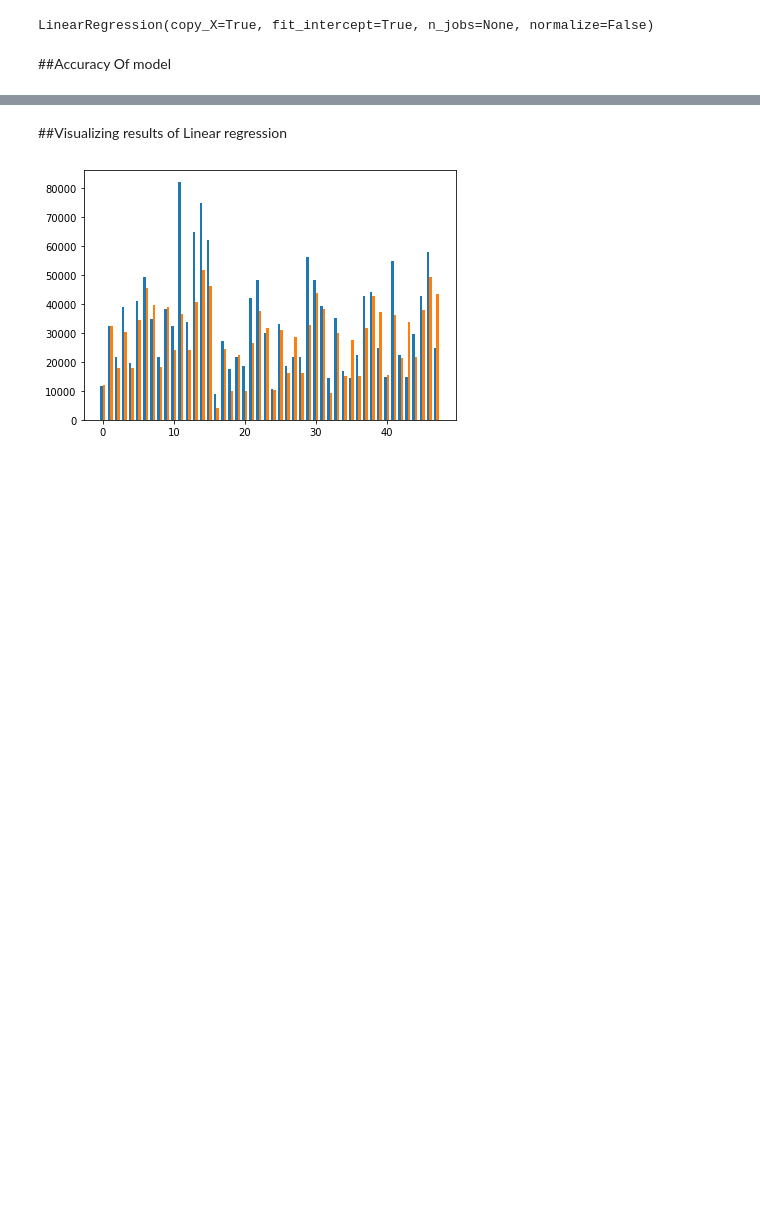
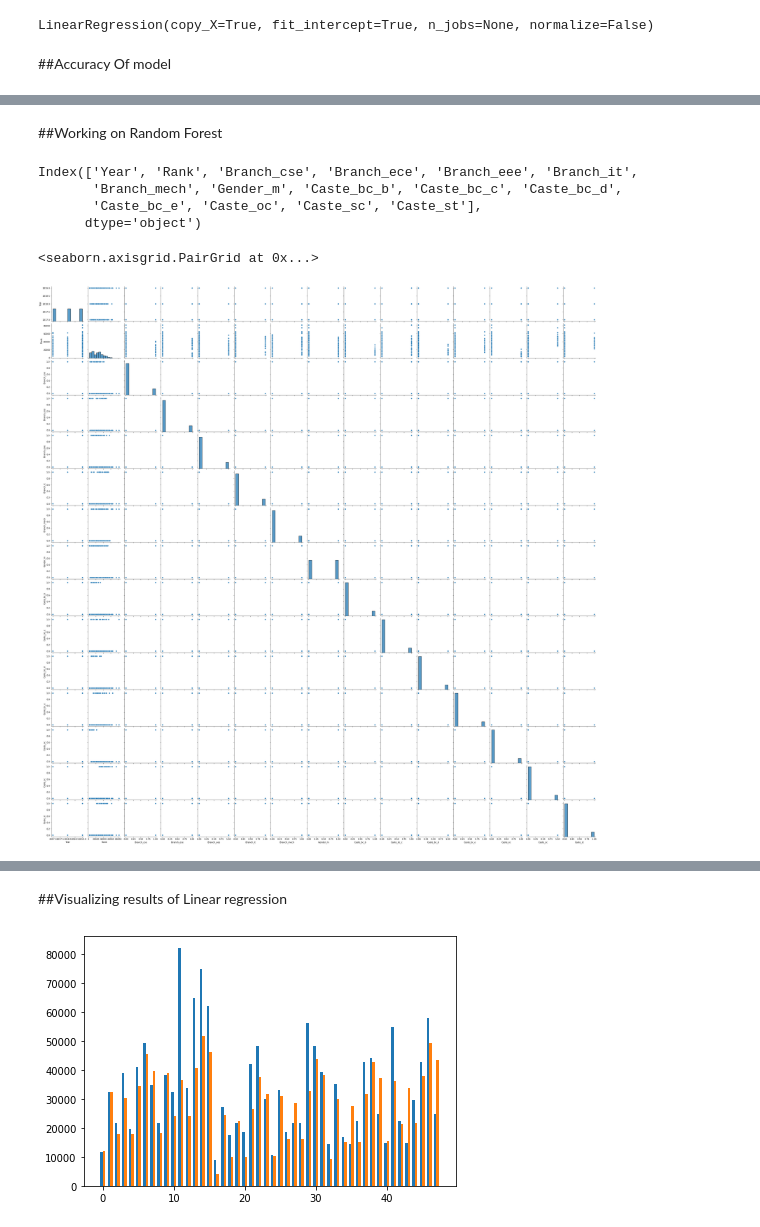
Before and after one commit to CollegePredictor/MachineLearning-Project, a Jupyter notebook: Mini_Projec_Part1.ipynb, the cells around one changed output, grey strips where cells are left out. Drawn from its saved outputs; the diff is of its cells as text; code cells hidden in the pictures; blank space fills up the shorter version.

```diff
--- a/Mini_Projec_Part1.ipynb
+++ b/Mini_Projec_Part1.ipynb
@@ -164,0 +167,18 @@ print(metrics.r2_score(l2,l1))
+# %% [markdown]
+##Working on Random Forest
+# %%
+final_dataset=pd.read_csv('Book 9.csv')
+final_dataset=pd.get_dummies(final_dataset,drop_first=True)
+print(final_dataset.columns)
+
+
+
+import seaborn as sns
+sns.pairplot(final_dataset)
+# %% [output]
+Index(['Year', 'Rank', 'Branch_cse', 'Branch_ece', 'Branch_eee', 'Branch_it',
+       'Branch_mech', 'Gender_m', 'Caste_bc_b', 'Caste_bc_c', 'Caste_bc_d',
+       'Caste_bc_e', 'Caste_oc', 'Caste_sc', 'Caste_st'],
+      dtype='object')
+<seaborn.axisgrid.PairGrid at 0x...>
+[figure, added]
```
Also changed, not shown: parts of 10 cells of this notebook.
